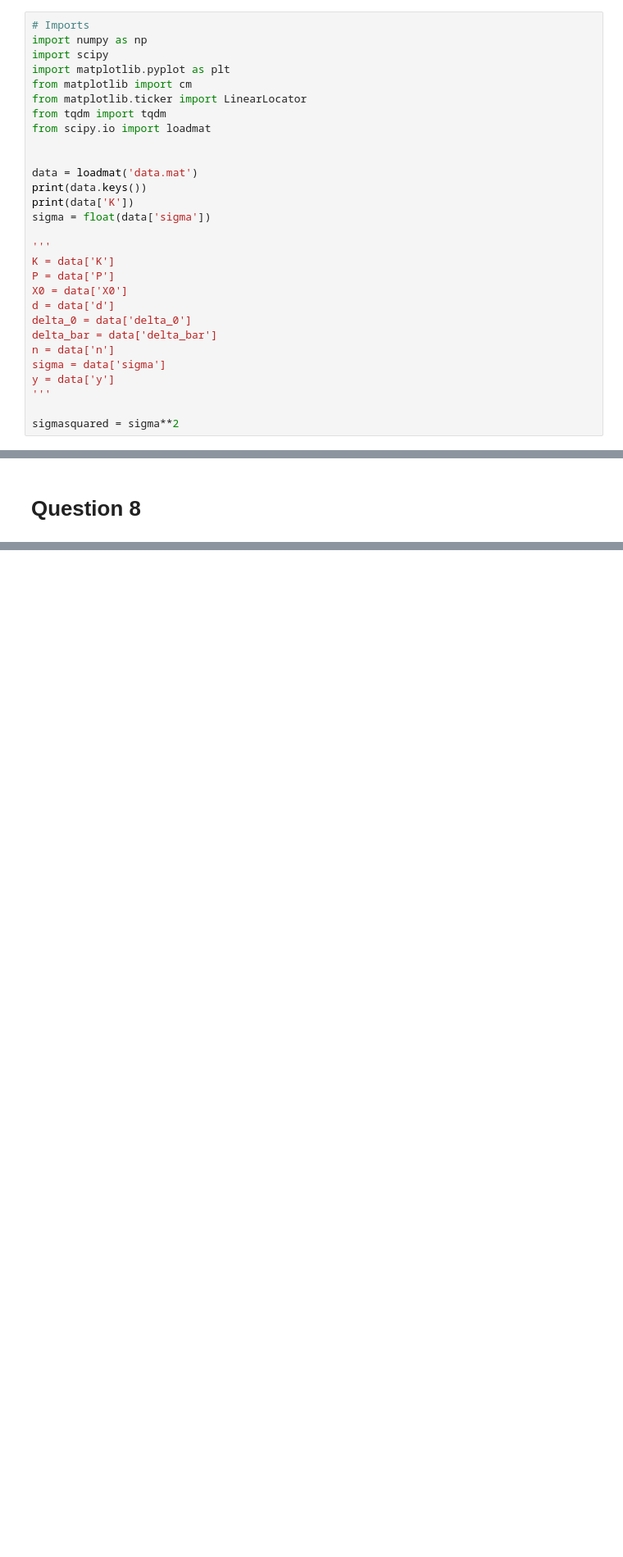
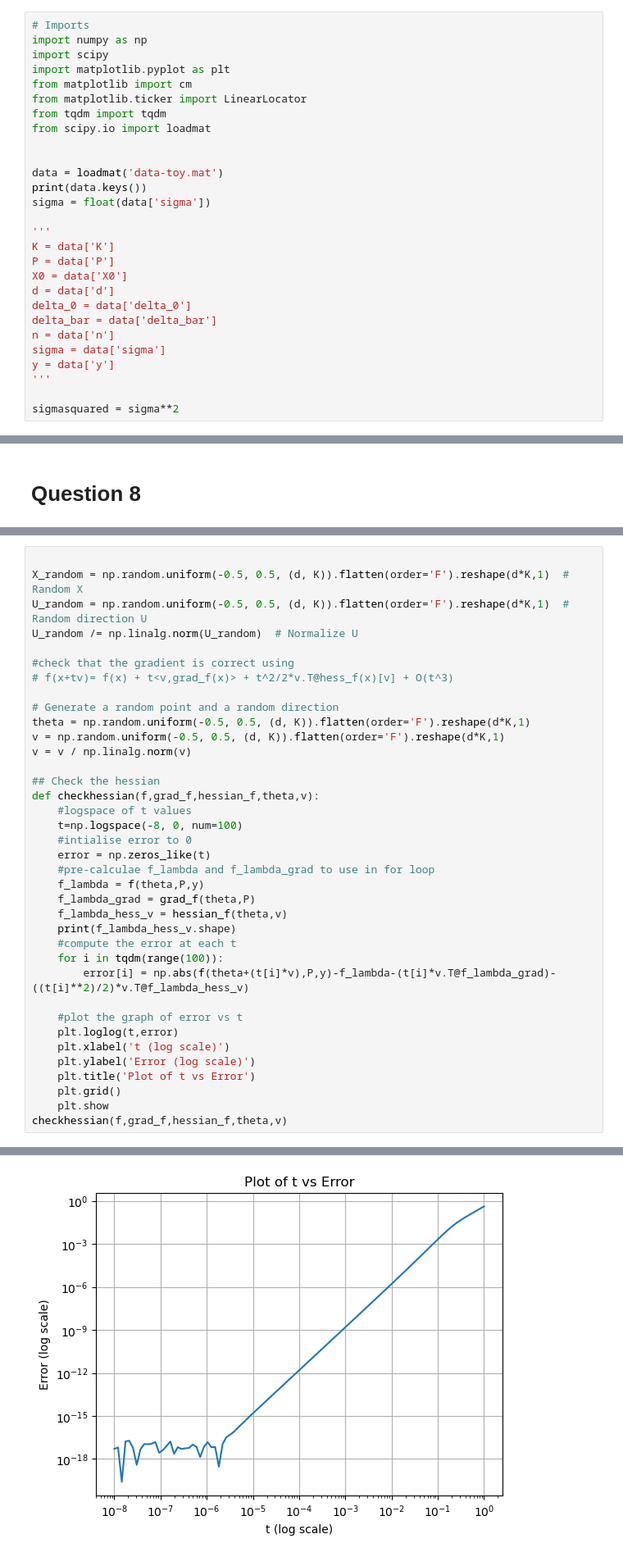
Before and after one commit to gzein/ContOpt_HW2, a Jupyter notebook: ContOpt_HW2.ipynb, the cells around one changed output, grey strips where cells are left out. Shown: that part at 82% size. Saved outputs shown, nothing was run; the diff lists cells and outputs as text; blank space fills up the shorter version.

```diff
--- a/ContOpt_HW2.ipynb
+++ b/ContOpt_HW2.ipynb
@@ -11,9 +11,8 @@ from tqdm import tqdm
 from scipy.io import loadmat
 
 
-data = loadmat('data.mat')
+data = loadmat('data-toy.mat')
 print(data.keys())
-print(data['K'])
 sigma = float(data['sigma'])
 
 '''
@@ -471,0 +334,38 @@ UnboundLocalError: cannot access local variable 'bigphi' where it is not associa
+# %%
+
+X_random = np.random.uniform(-0.5, 0.5, (d, K)).flatten(order='F').reshape(d*K,1)  # Random X
+U_random = np.random.uniform(-0.5, 0.5, (d, K)).flatten(order='F').reshape(d*K,1)  # Random direction U
+U_random /= np.linalg.norm(U_random)  # Normalize U
+
+#check that the gradient is correct using
+# f(x+tv)= f(x) + t<v,grad_f(x)> + t^2/2*v.T@hess_f(x)[v] + O(t^3)
+
+# Generate a random point and a random direction
+theta = np.random.uniform(-0.5, 0.5, (d, K)).flatten(order='F').reshape(d*K,1)
+v = np.random.uniform(-0.5, 0.5, (d, K)).flatten(order='F').reshape(d*K,1)
+v = v / np.linalg.norm(v)
+
+## Check the hessian
+def checkhessian(f,grad_f,hessian_f,theta,v):
+    #logspace of t values
+    t=np.logspace(-8, 0, num=100)
+    #intialise error to 0
+    error = np.zeros_like(t)
+    #pre-calculae f_lambda and f_lambda_grad to use in for loop
+    f_lambda = f(theta,P,y)
+    f_lambda_grad = grad_f(theta,P)
+    f_lambda_hess_v = hessian_f(theta,v)
+    print(f_lambda_hess_v.shape)
+    #compute the error at each t
+    for i in tqdm(range(100)):
+        error[i] = np.abs(f(theta+(t[i]*v),P,y)-f_lambda-(t[i]*v.T@f_lambda_grad)- ((t[i]**2)/2)*v.T@f_lambda_hess_v)
+
+    #plot the graph of error vs t
+    plt.loglog(t,error)
+    plt.xlabel('t (log scale)')
+    plt.ylabel('Error (log scale)')
+    plt.title('Plot of t vs Error')
+    plt.grid()
+    plt.show
+checkhessian(f,grad_f,hessian_f,theta,v)
+# %% [output]
@@ -472,3 +373,4 @@ UnboundLocalError: cannot access local variable 'bigphi' where it is not associa
+[figure, added]
 # %% [markdown]
 # Question 9
 # %%
```
Also changed, not shown: parts of 8 cells of this notebook.
